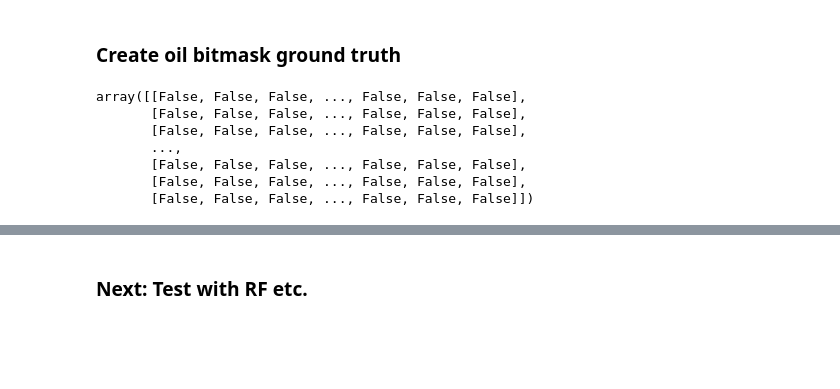
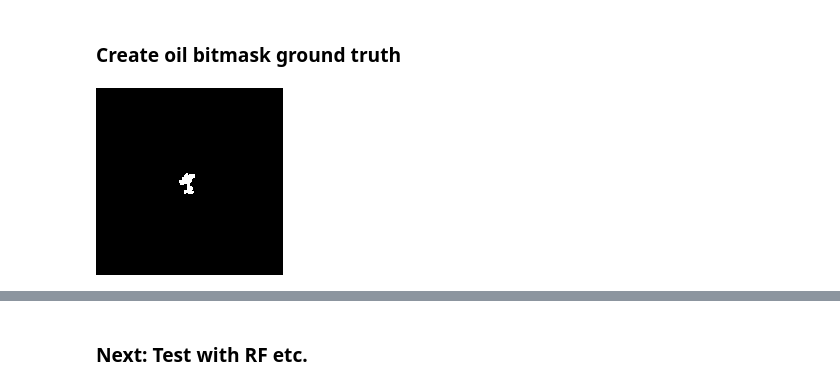
Before and after one commit to marches/pipeline-spill-detection, a Jupyter notebook: notebooks/Pixel_labeling_and_initial_model.ipynb, the cells around one changed output, grey strips where cells are left out. Saved outputs shown, nothing was run; the diff lists cells and outputs as text; code cells hidden in the pictures; blank space fills up the shorter version.

```diff
--- a/notebooks/Pixel_labeling_and_initial_model.ipynb
+++ b/notebooks/Pixel_labeling_and_initial_model.ipynb
@@ -106,12 +104,6 @@ pixels
 ### Create oil bitmask ground truth
 # %%
 s1a_oil = create_bitmask(s1a, pixels, origin)
-s1a_oil
+Image.fromarray(s1a_oil)
 # %% [output]
-array([[False, False, False, ..., False, False, False],
-       [False, False, False, ..., False, False, False],
-       [False, False, False, ..., False, False, False],
-       ...,
-       [False, False, False, ..., False, False, False],
-       [False, False, False, ..., False, False, False],
-       [False, False, False, ..., False, False, False]])
+[figure, added]
```
Also changed, not shown: parts of 3 cells of this notebook.
